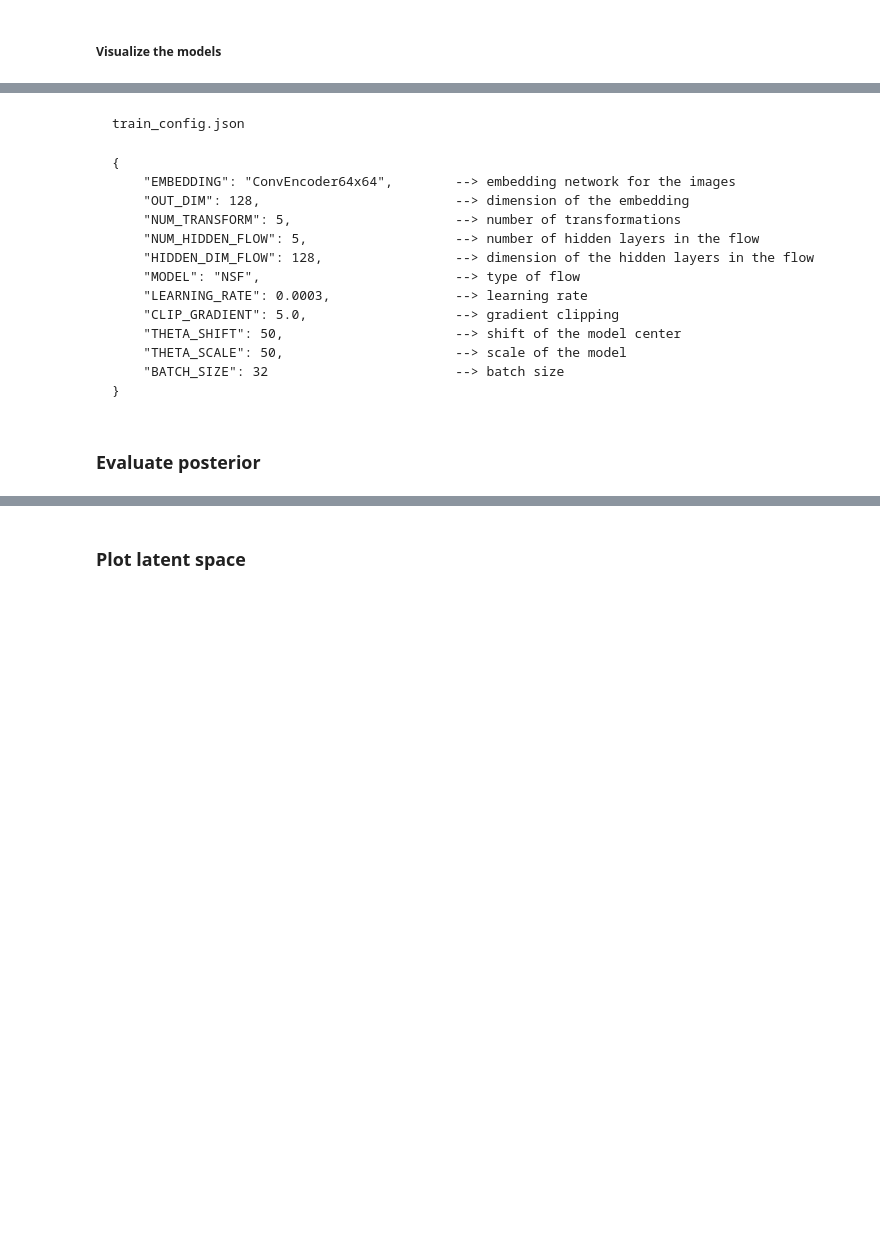
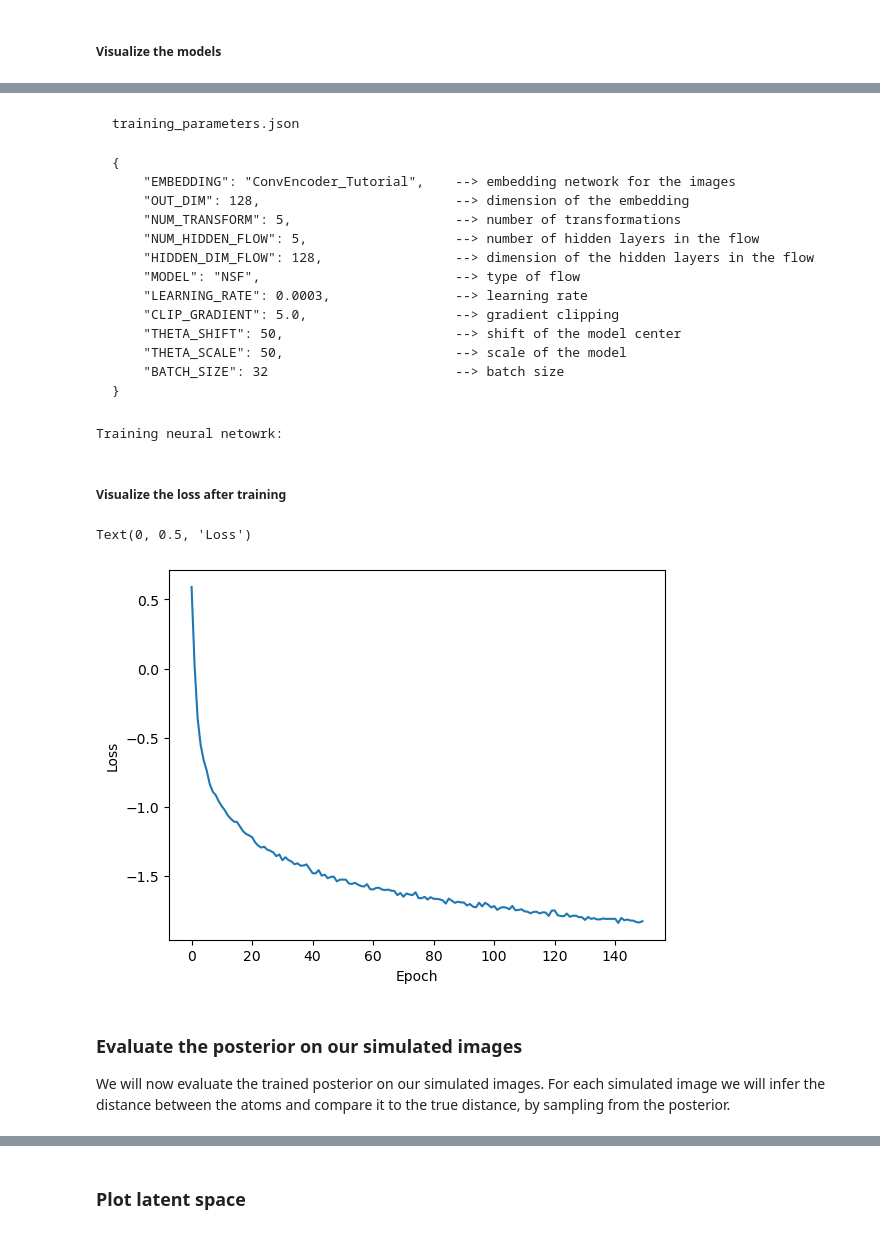
Before and after one commit to flatironinstitute/cryoSBI, a Jupyter notebook: tutorials/tutorial.ipynb, the cells around one changed output, grey strips where cells are left out. Drawn from its saved outputs; the diff is of its cells as text; code cells hidden in the pictures; blank space fills up the shorter version.

````diff
--- a/tutorials/tutorial.ipynb
+++ b/tutorials/tutorial.ipynb
@@ -80,11 +107,11 @@ for idx, ax in enumerate(axes.flatten()):
 # %% [markdown]
 ```
-train_config.json
+training_parameters.json
 ```
 
 ```
 {
-    "EMBEDDING": "ConvEncoder64x64",        --> embedding network for the images
+    "EMBEDDING": "ConvEncoder_Tutorial",    --> embedding network for the images
     "OUT_DIM": 128,                         --> dimension of the embedding
     "NUM_TRANSFORM": 5,                     --> number of transformations
     "NUM_HIDDEN_FLOW": 5,                   --> number of hidden layers in the flow
@@ -100,18 +127,30 @@ train_config.json
 # %%
 train_npe_model.npe_train_no_saving(
     "simulation_parameters.json",
-    "train_config.json",
-    100,
-    "tutorial_estimator.pt",
-    "tutorial.loss",
-    n_workers=4,
-    device="cuda",
-    saving_frequency=100,
-    simulation_batch_size=160,
+    "training_parameters.json",
+    150,
+    "tutorial_estimator.pt",            # name of the estimator file
+    "tutorial.loss",                    # name of the loss file
+    n_workers=4,                        # number of workers for data loading
+    device="cuda",                      # device to use for training and simulation
+    saving_frequency=100,               # frequency of saving the model
+    simulation_batch_size=160,          # batch size for simulation
 )
+# %% [output]
+Training neural netowrk:
+# %% [markdown]
+##### Visualize the loss after training
 # %%
 plt.plot(torch.load("tutorial.loss"))
+plt.xlabel("Epoch")
+plt.ylabel("Loss")
+# %% [output]
+Text(0, 0.5, 'Loss')
+[figure, added]
-# %% [markdown]
-### Evaluate posterior
+# %% [markdown]
+### Evaluate the posterior on our simulated images
+
+We will now evaluate the trained posterior on our simulated images.
+For each simulated image we will infer the distance between the atoms and compare it to the true distance, by sampling from the posterior.
 # %%
 posterior = est_utils.load_estimator(
````
Also changed, not shown: parts of 21 cells of this notebook, 2 other files.
